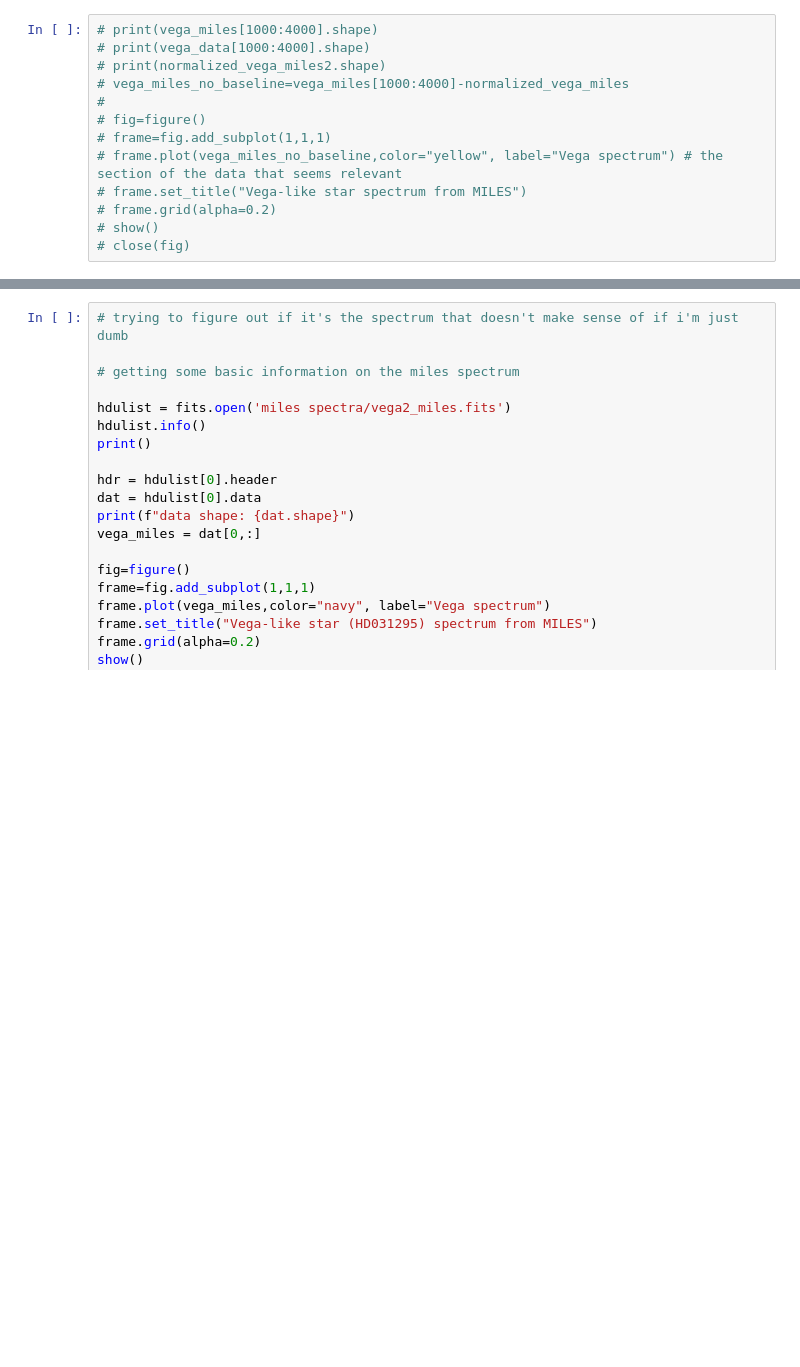
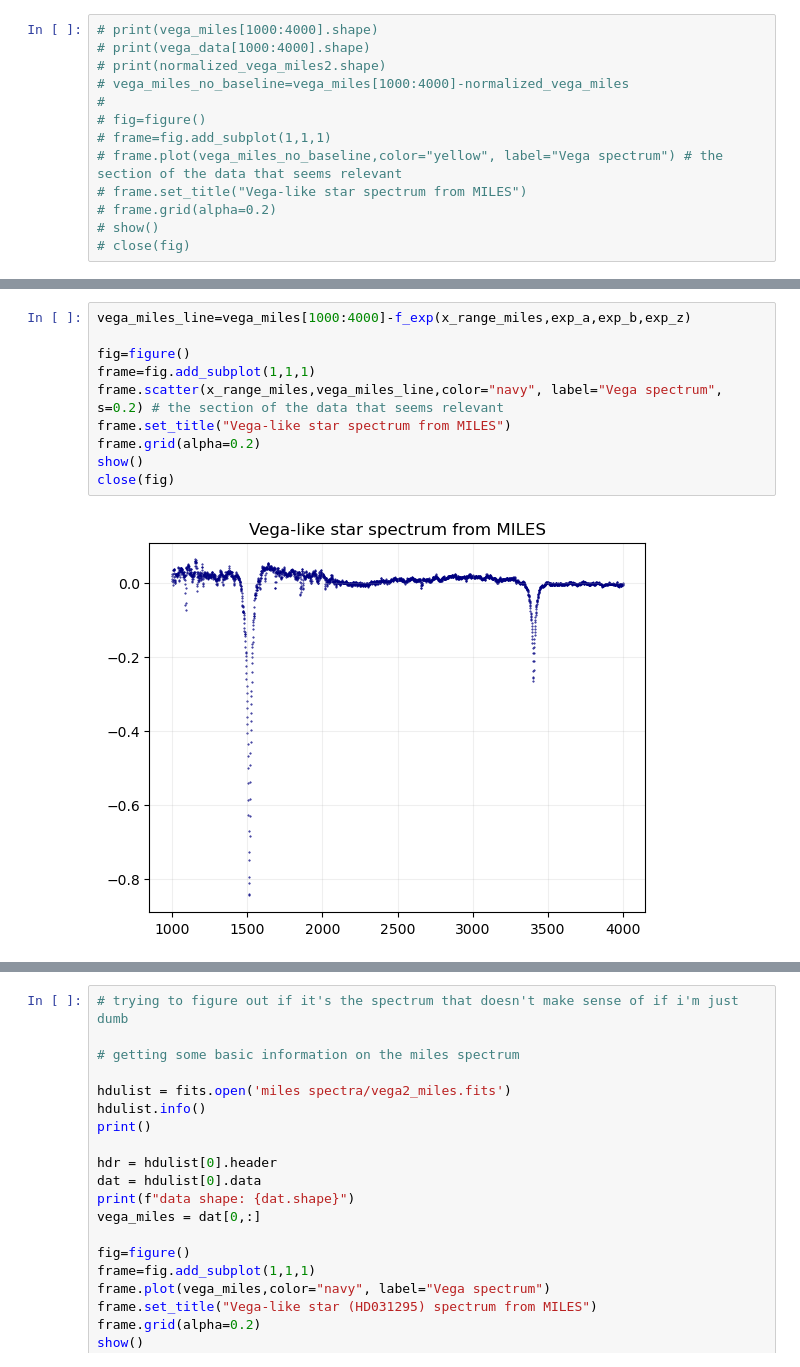
Before and after one commit to Timobrenn/G99-Spectroscopy, a Jupyter notebook: FWHM-vega.ipynb, the cells around one changed output, grey strips where cells are left out. Drawn from its saved outputs; the diff is of its cells as text; blank space fills up the shorter version.

```diff
--- a/FWHM-vega.ipynb
+++ b/FWHM-vega.ipynb
@@ -439,0 +443,12 @@ Fitted base: 0.8635245702136828
+# %%
+vega_miles_line=vega_miles[1000:4000]-f_exp(x_range_miles,exp_a,exp_b,exp_z)
+
+fig=figure()
+frame=fig.add_subplot(1,1,1)
+frame.scatter(x_range_miles,vega_miles_line,color="navy", label="Vega spectrum", s=0.2) # the section of the data that seems relevant
+frame.set_title("Vega-like star spectrum from MILES")
+frame.grid(alpha=0.2)
+show()
+close(fig)
+# %% [output]
+[figure, added]
```
Also changed, not shown: parts of 5 cells of this notebook.
